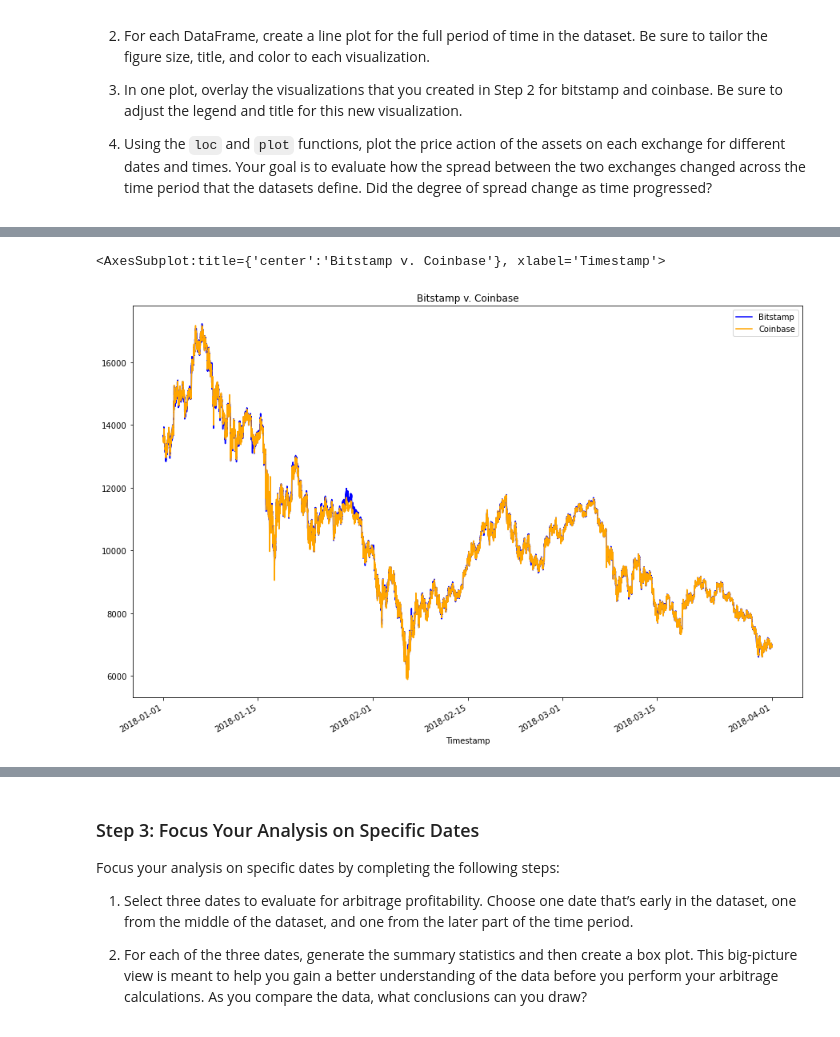
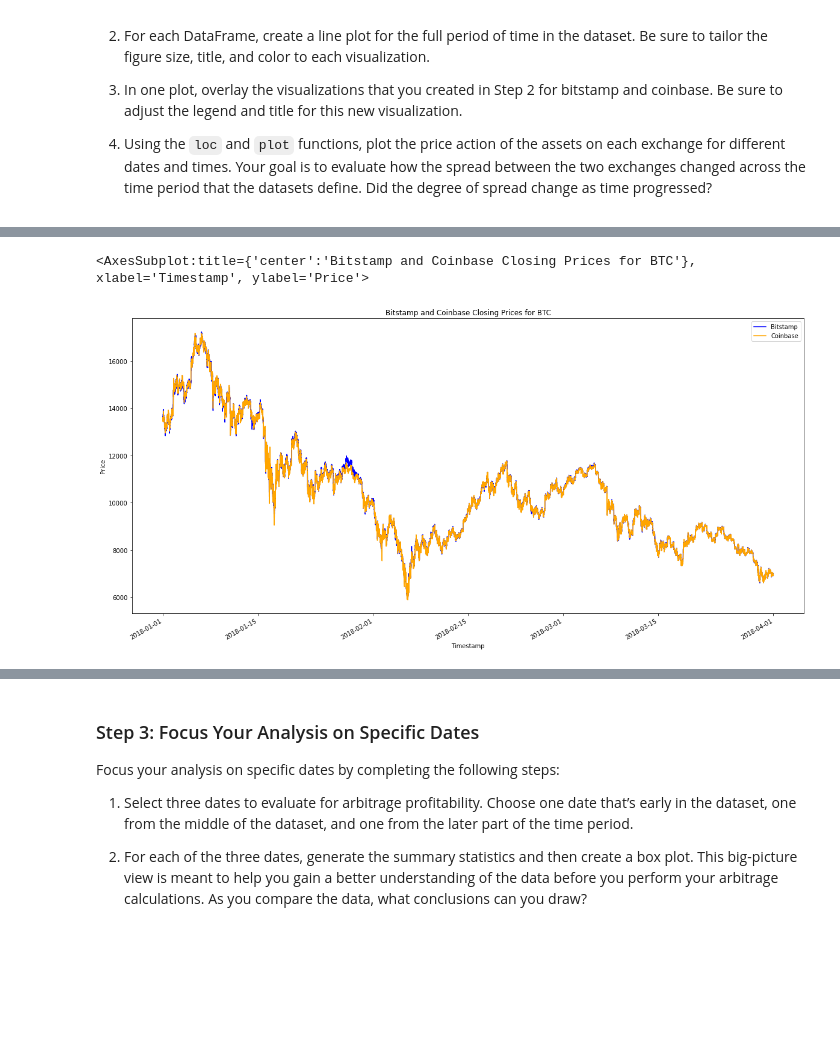
Before and after one commit to oneor11/fintech-arbitrage-analyzer, a Jupyter notebook: crypto_arbitrage.ipynb, the cells around one changed output, grey strips where cells are left out. Saved outputs shown, nothing was run; the diff lists cells and outputs as text; code cells hidden in the pictures; blank space fills up the shorter version.

```diff
--- a/crypto_arbitrage.ipynb
+++ b/crypto_arbitrage.ipynb
@@ -271,8 +264,8 @@ USD Volume        float64
 Weighted Price    float64
 dtype: object
 # %%
-coinbase.loc[:,"Close"] = coinbase.loc[:,"Close"].str.replace("$", "", regex=False)
-coinbase
+coinbase_df.loc[:,"Close"] = coinbase_df.loc[:,"Close"].str.replace("$", "", regex=False)
+coinbase_df
 # %% [output]
 |  | Open | High | Low | Close | BTC Volume | USD Volume | Weighted Price |
 | Timestamp |  |  |  |  |  |  |  |
@@ -289,8 +282,8 @@ coinbase
 | 2018-03-31 23:59:00 | 6937.30 | 6937.30 | 6931.09 | 6934.0 | 1.012720 | 7022.275088 | 6934.070316 |
 129322 rows × 7 columns
 # %%
-coinbase.loc[:, "Close"] = coinbase.loc[:, "Close"].astype("float")
-coinbase.dtypes
+coinbase_df.loc[:, "Close"] = coinbase_df.loc[:, "Close"].astype("float")
+coinbase_df.dtypes
 # %% [output]
 Open              float64
 High              float64
@@ -322,8 +315,9 @@ Select the data you want to analyze. Use `loc` or `iloc` to select the following
 * Close
 # %%
 # Use loc or iloc to select `Timestamp (the index)` and `Close` from bitstamp DataFrame
-bitstamp_sliced = # YOUR CODE HERE
+bitstamp_sliced_df = bitstamp_df.loc[:,"Close"]
 
 # Review the first five rows of the DataFrame
 # YOUR CODE HERE
+bitstamp_sliced_df.head()
 # %% [output]
@@ -337,7 +331,8 @@ bitstamp_sliced = # YOUR CODE HERE
 # %%
 # Use loc or iloc to select `Timestamp (the index)` and `Close` from coinbase DataFrame
-coinbase_sliced = # YOUR CODE HERE
+coinbase_sliced_df = coinbase_df.iloc[:,3]
 
 # Review the first five rows of the DataFrame
 # YOUR CODE HERE
+coinbase_sliced_df.head()
 # %% [output]
@@ -403,11 +414,25 @@ Sort through the time series data associated with the bitstamp and coinbase Data
 # %%
 # Overlay the visualizations for the bitstamp and coinbase DataFrames in one plot
 # The plot should visualize the prices over the full lenth of the dataset
 # Be sure to include the parameters: legend, figure size, title, and color and label
 # YOUR CODE HERE
+bitstamp_sliced_df.plot(title="Bitstamp and Coinbase Closing Prices for BTC",
+                    figsize=(20,10),
+                    legend=True,
+                    xlabel="Timestamp",
+                    ylabel="Price",
+                    color="blue",
+                    label="Bitstamp")
+
+coinbase_sliced_df.plot(figsize=(20,10),
+                    legend=True,
+                    xlabel="Timestamp",
+                    ylabel="Price",
+                    color="orange",
+                    label="Coinbase")
 # %% [output]
-<AxesSubplot:title={'center':'Bitstamp v. Coinbase'}, xlabel='Timestamp'>
+<AxesSubplot:title={'center':'Bitstamp and Coinbase Closing Prices for BTC'}, xlabel='Timestamp', ylabel='Price'>
-[figure, old version]
+[figure, new version]
 # %%
 # Using the loc and plot functions, create an overlay plot that visualizes
 # the price action of both DataFrames for a one month period early in the dataset
```
Also changed, not shown: parts of 42 cells of this notebook.
